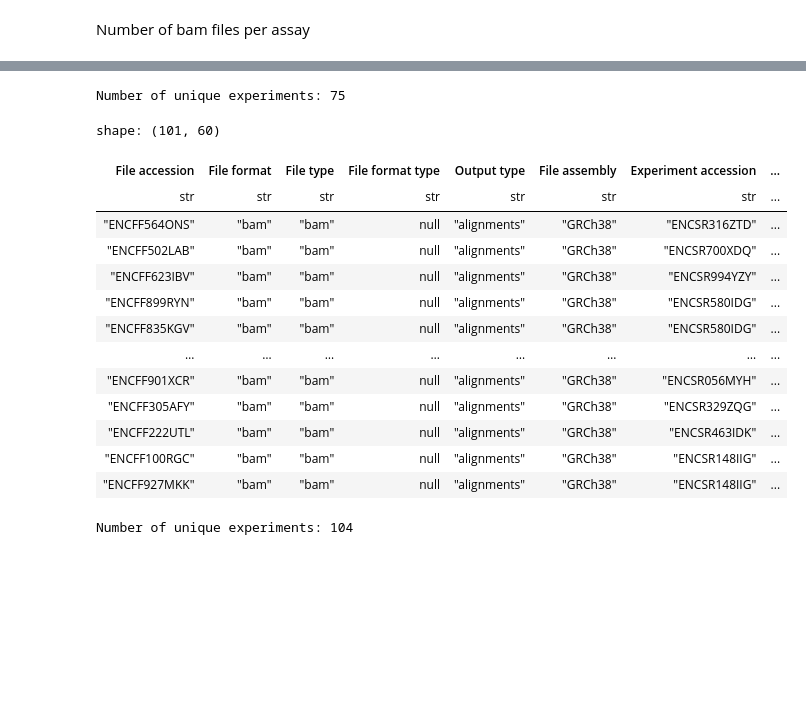
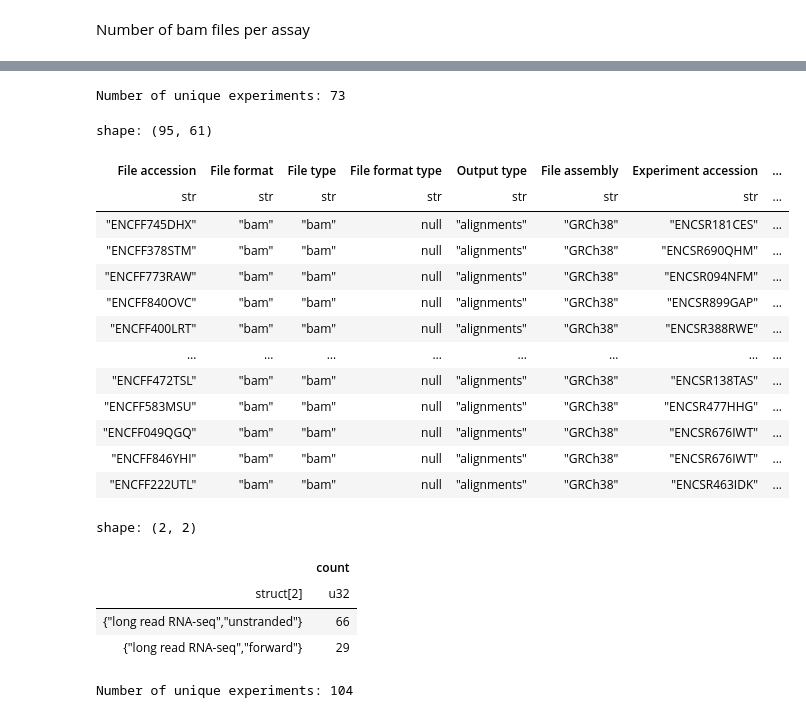
Before and after one commit to christian728504/splice-model-benchmark, a Jupyter notebook: notebooks/match_rna_seq_experiments.ipynb, the cells around one changed output, grey strips where cells are left out. Cells and saved outputs as stored; diff of their text form; code cells hidden in the pictures; blank space fills up the shorter version.

```diff
--- a/notebooks/match_rna_seq_experiments.ipynb
+++ b/notebooks/match_rna_seq_experiments.ipynb
@@ -17,11 +14,11 @@ The autoreload extension is already loaded. To reload it, use:
 # %% [markdown]
 Make a dataframe with the experiment and bio_tech_rep as the key and the value as the biosample id
 # %%
-response = requests.get('https://www.encodeproject.org/search/?type=Experiment&format=json&limit=all', headers={'accept': 'application/json'})
-data = response.json()
+# response = requests.get('https://www.encodeproject.org/search/?type=Experiment&format=json&limit=all', headers={'accept': 'application/json'})
+# data = response.json()
 
-with open('encode_experiments.json', 'w') as f:
-    json.dump(data, f, indent=4)
+# with open('encode_experiments.json', 'w') as f:
+#     json.dump(data, f, indent=4)
 # %%
 with open('encode_experiments.json', 'r') as f:
     data = json.load(f)
@@ -341,26 +414,32 @@ shape: (2, 2)
 92
 # %%
-matched_experiments = pl.read_csv('golden_standard/biosample_matched_rna_seq_experiments.tsv', separator='\t').filter(
+matched_experiments = pl.read_csv('golden_standard/biosample_matched_jill_rna_seq_experiments.tsv', separator='\t').filter(
     pl.col('Assay') == 'long read RNA-seq'
 )
 print(f"Number of unique experiments: {matched_experiments['Experiment accession'].n_unique()}")
 display(matched_experiments)
+display(matched_experiments.select("Assay", "Library strand specific").to_struct().value_counts())
 # %% [output]
-Number of unique experiments: 75
+Number of unique experiments: 73
-shape: (101, 60)
+shape: (95, 61)
 | File accession | File format | File type | File format type | Output type | File assembly | Experiment accession | ... |
 | str | str | str | str | str | str | str | ... |
-| "ENCFF564ONS" | "bam" | "bam" | null | "alignments" | "GRCh38" | "ENCSR316ZTD" | ... |
-| "ENCFF502LAB" | "bam" | "bam" | null | "alignments" | "GRCh38" | "ENCSR700XDQ" | ... |
-| "ENCFF623IBV" | "bam" | "bam" | null | "alignments" | "GRCh38" | "ENCSR994YZY" | ... |
-| "ENCFF899RYN" | "bam" | "bam" | null | "alignments" | "GRCh38" | "ENCSR580IDG" | ... |
-| "ENCFF835KGV" | "bam" | "bam" | null | "alignments" | "GRCh38" | "ENCSR580IDG" | ... |
+| "ENCFF745DHX" | "bam" | "bam" | null | "alignments" | "GRCh38" | "ENCSR181CES" | ... |
+| "ENCFF378STM" | "bam" | "bam" | null | "alignments" | "GRCh38" | "ENCSR690QHM" | ... |
+| "ENCFF773RAW" | "bam" | "bam" | null | "alignments" | "GRCh38" | "ENCSR094NFM" | ... |
+| "ENCFF840OVC" | "bam" | "bam" | null | "alignments" | "GRCh38" | "ENCSR899GAP" | ... |
+| "ENCFF400LRT" | "bam" | "bam" | null | "alignments" | "GRCh38" | "ENCSR388RWE" | ... |
 | … | … | … | … | … | … | … | ... |
-| "ENCFF901XCR" | "bam" | "bam" | null | "alignments" | "GRCh38" | "ENCSR056MYH" | ... |
-| "ENCFF305AFY" | "bam" | "bam" | null | "alignments" | "GRCh38" | "ENCSR329ZQG" | ... |
+| "ENCFF472TSL" | "bam" | "bam" | null | "alignments" | "GRCh38" | "ENCSR138TAS" | ... |
+| "ENCFF583MSU" | "bam" | "bam" | null | "alignments" | "GRCh38" | "ENCSR477HHG" | ... |
+| "ENCFF049QGQ" | "bam" | "bam" | null | "alignments" | "GRCh38" | "ENCSR676IWT" | ... |
+| "ENCFF846YHI" | "bam" | "bam" | null | "alignments" | "GRCh38" | "ENCSR676IWT" | ... |
 | "ENCFF222UTL" | "bam" | "bam" | null | "alignments" | "GRCh38" | "ENCSR463IDK" | ... |
-| "ENCFF100RGC" | "bam" | "bam" | null | "alignments" | "GRCh38" | "ENCSR148IIG" | ... |
-| "ENCFF927MKK" | "bam" | "bam" | null | "alignments" | "GRCh38" | "ENCSR148IIG" | ... |
+shape: (2, 2)
+|  | count |
+| struct[2] | u32 |
+| {"long read RNA-seq","unstranded"} | 66 |
+| {"long read RNA-seq","forward"} | 29 |
 # %%
 query_df = pl.read_csv('golden_standard/metadata.tsv', separator='\t').filter(
     pl.col('Assay') == 'long read RNA-seq',
```
Also changed, not shown: parts of 10 cells of this notebook, 32 other files.
